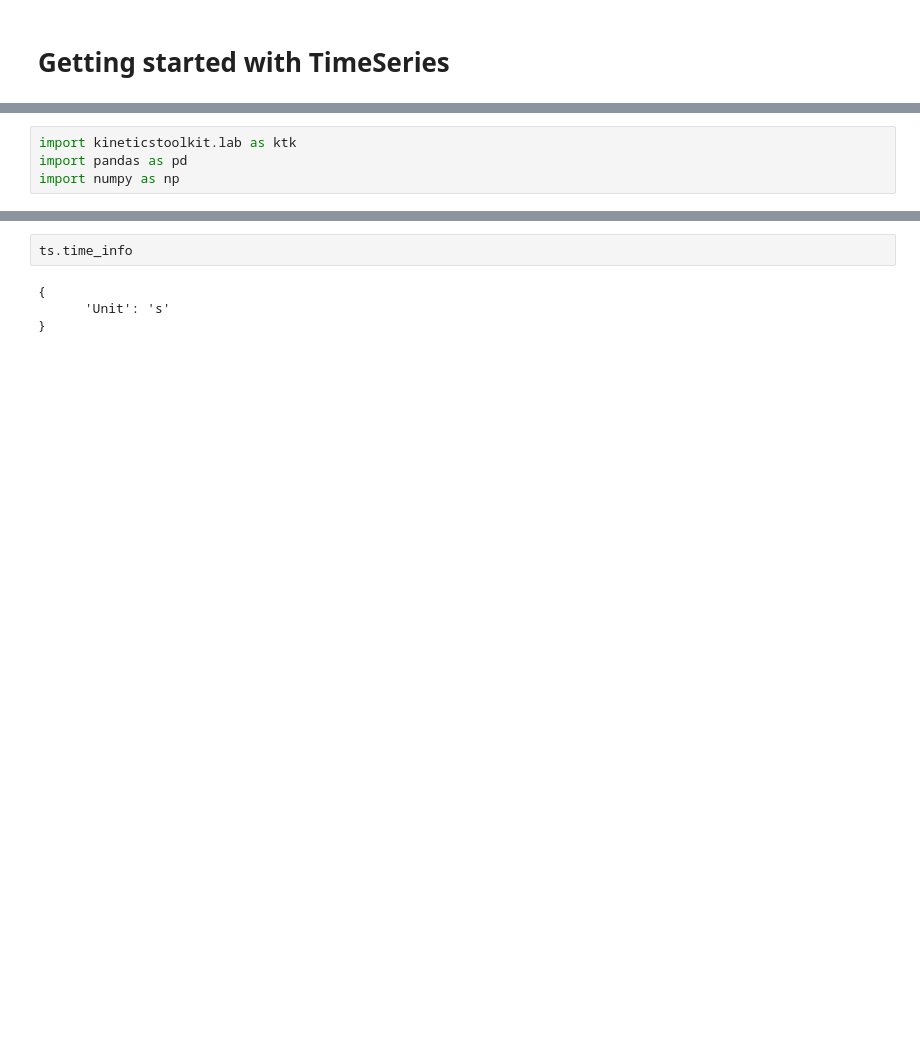
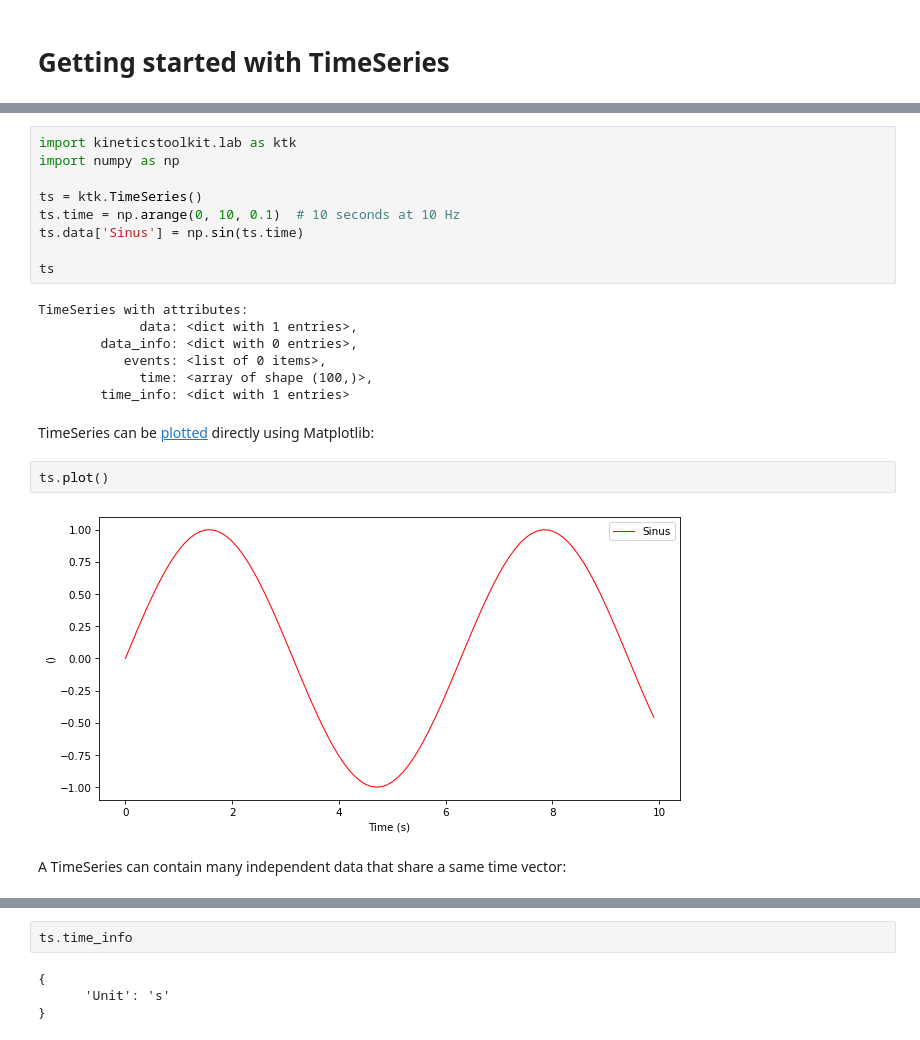
Before and after one commit to kineticstoolkit/kineticstoolkit, a Jupyter notebook: doc/timeseries.ipynb, the cells around one changed output, grey strips where cells are left out. Drawn from its saved outputs; the diff is of its cells as text; blank space fills up the shorter version.

```diff
--- a/doc/timeseries.ipynb
+++ b/doc/timeseries.ipynb
@@ -18,4 +32,24 @@ This class is largely inspired by Matlab's `timeseries` and `tscollection`. To b
-# %%
-import kineticstoolkit.lab as ktk
-import pandas as pd
-import numpy as np
+# %%
+import kineticstoolkit.lab as ktk
+import numpy as np
+
+ts = ktk.TimeSeries()
+ts.time = np.arange(0, 10, 0.1)  # 10 seconds at 10 Hz
+ts.data['Sinus'] = np.sin(ts.time)
+
+ts
+# %% [output]
+TimeSeries with attributes:
+             data: <dict with 1 entries>,
+        data_info: <dict with 0 entries>,
+           events: <list of 0 items>,
+             time: <array of shape (100,)>,
+        time_info: <dict with 1 entries>
+# %% [markdown]
+TimeSeries can be [plotted](api/kineticstoolkit.timeseries.rst#kineticstoolkit.timeseries.TimeSeries.plot) directly using Matplotlib:
+# %%
+ts.plot()
+# %% [output]
+[figure, added]
+# %% [markdown]
+A TimeSeries can contain many independent data that share a same time vector:
```
Also changed, not shown: parts of 28 cells of this notebook, 58 other files.
